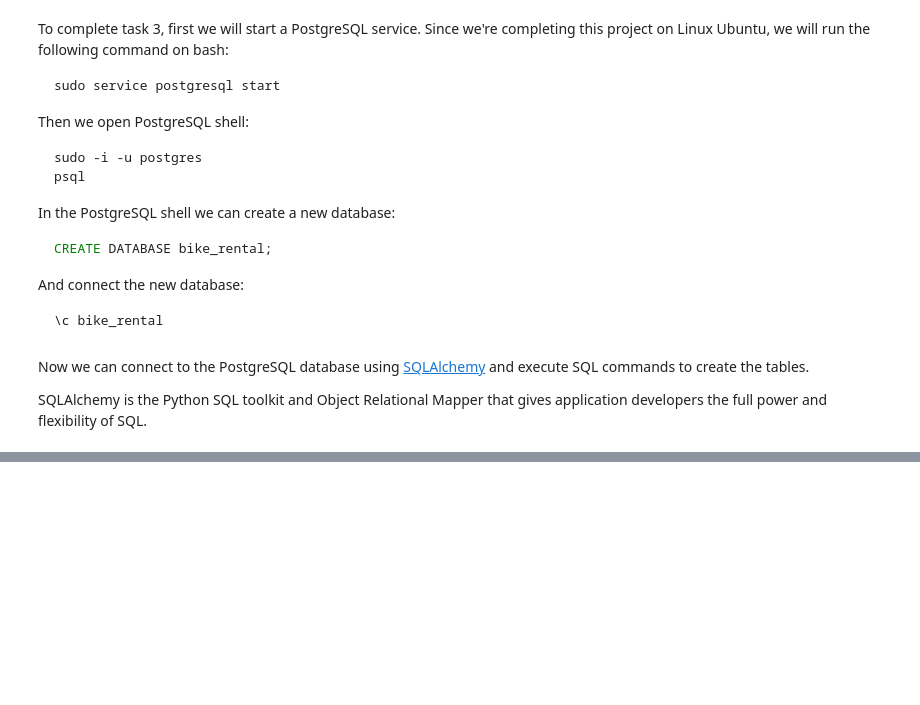
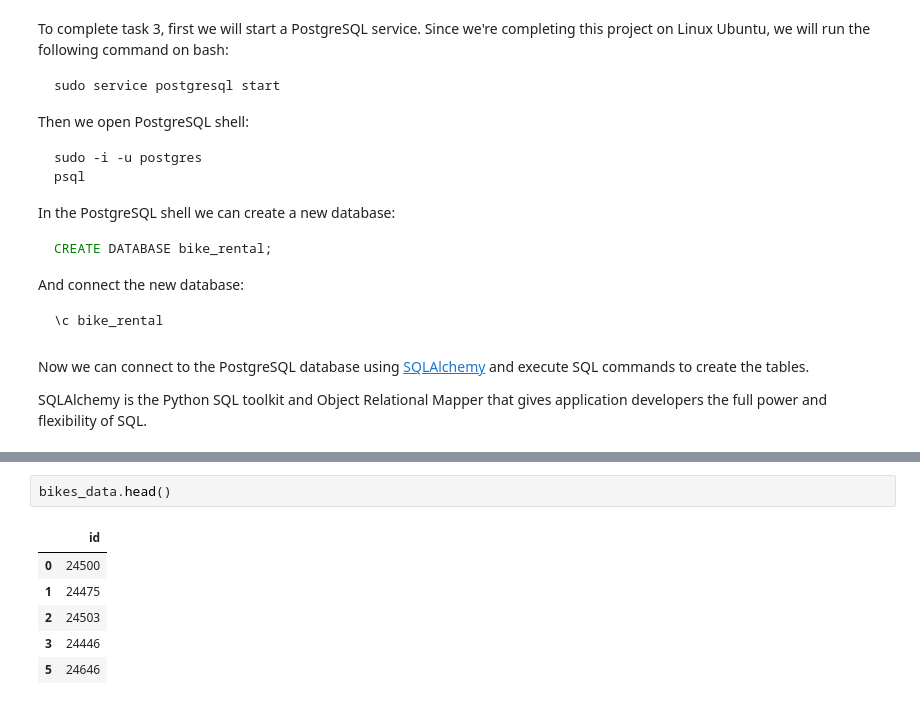
Before and after one commit to JamieSDavis/codecademy_stuff, a Jupyter notebook: Data/bike_rental/Bike Rental Project.ipynb, the cells around one changed output, grey strips where cells are left out. Cells and saved outputs as stored; diff of their text form; blank space fills up the shorter version.

```diff
--- a/Data/bike_rental/Bike Rental Project.ipynb
+++ b/Data/bike_rental/Bike Rental Project.ipynb
@@ -576,0 +660,9 @@ with engine.connect() as connection:
+# %%
+bikes_data.head()
+# %% [output]
+|  | id |
+| 0 | 24500 |
+| 1 | 24475 |
+| 2 | 24503 |
+| 3 | 24446 |
+| 5 | 24646 |
```
Also changed, not shown: parts of 12 cells of this notebook.
